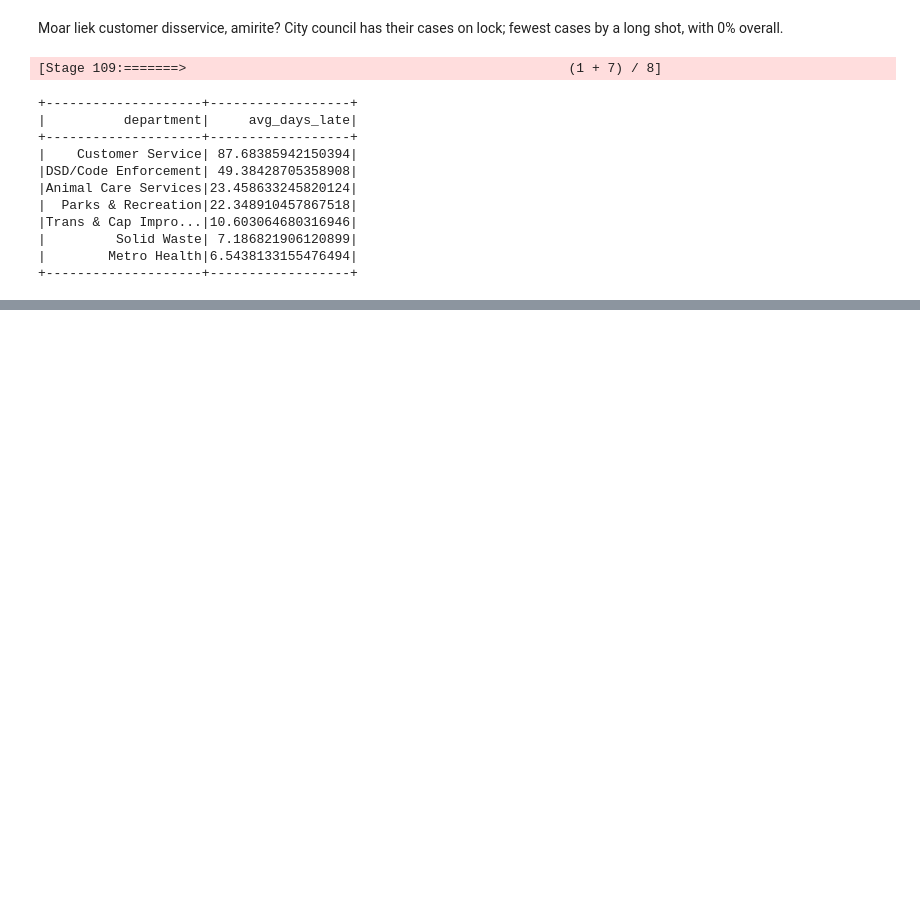
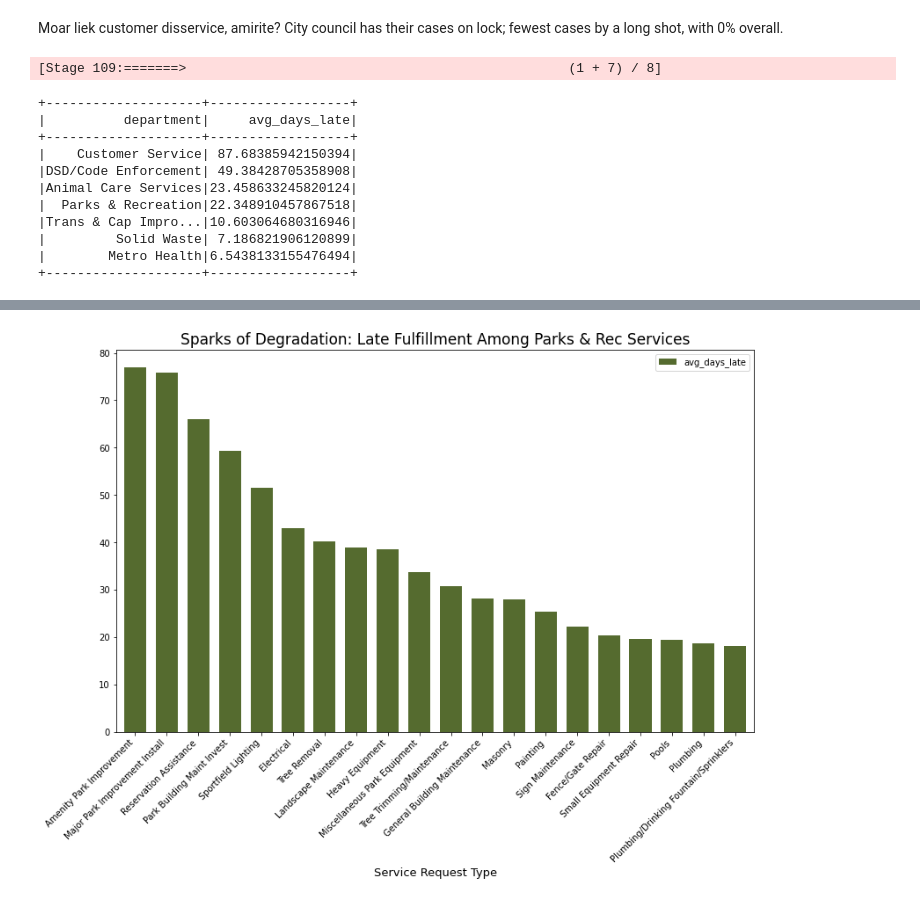
Before and after one commit to nicholas-dougherty/spark-exercises, a Jupyter notebook: explore.ipynb, the cells around one changed output, grey strips where cells are left out. Cells and saved outputs as stored; diff of their text form; code cells hidden in the pictures; blank space fills up the shorter version.

```diff
--- a/explore.ipynb
+++ b/explore.ipynb
@@ -212,3 +279,20 @@ plt.show()
+# %%
+(
+    df.filter(col('case_late') == 'true')
+    .filter(col('department') == 'Parks & Recreation')
+    .groupBy('service_request_type').agg(mean('num_days_late').alias('avg_days_late'))
+    .sort(desc('avg_days_late'))
+    .toPandas()
+    .set_index('service_request_type')
+    .head(20)
+    .plot.bar(figsize = (13,8), width = .7, color = 'darkolivegreen')
+)
+plt.xticks(rotation = 45, ha = 'right')
+plt.xlabel('Service Request Type', fontsize = 13)
+plt.title('Sparks of Degradation: Late Fulfillment Among Parks & Rec Services', fontsize = 17)
+plt.show()
+# %% [output]
+[figure, added]
 # %%
 # For the DSD/Code Enforcement department, what are the most common service request types?
 # %%
```
Also changed, not shown: parts of 4 cells of this notebook.
